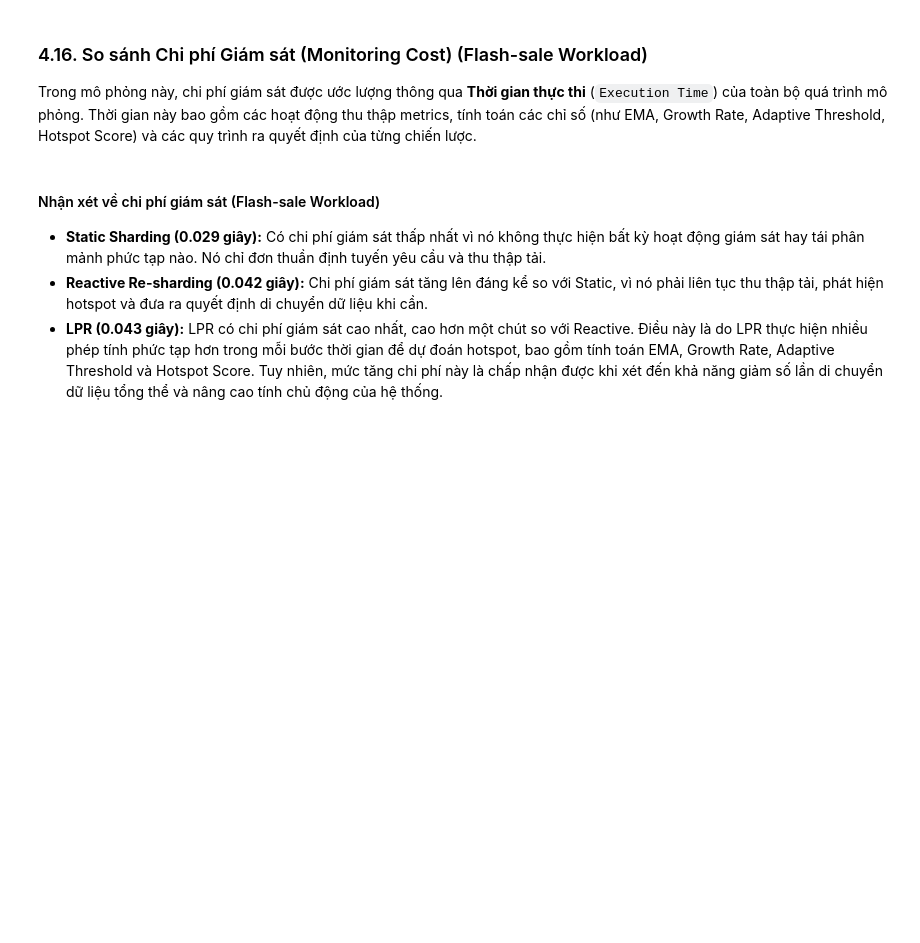
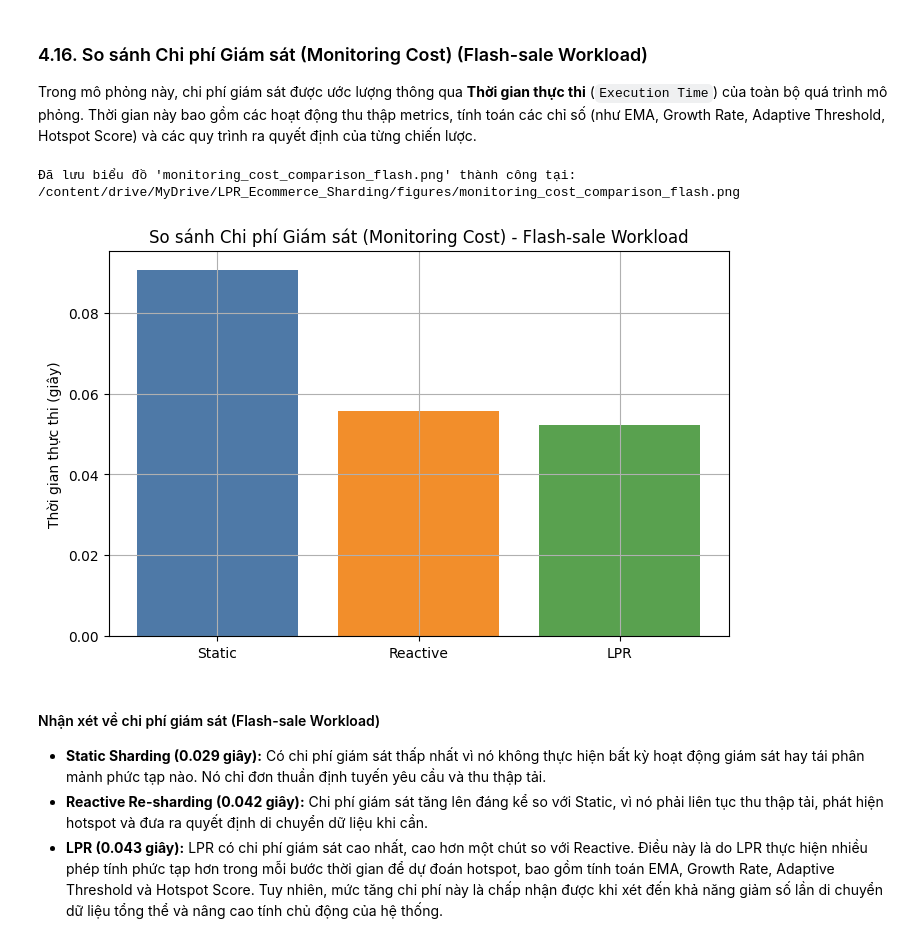
Before and after one commit to baodangerous/LPR-Ecommerce-Sharding, a Jupyter notebook: Proactive_ReSharding.ipynb, the cells around one changed output. Saved outputs shown, nothing was run; the diff lists cells and outputs as text; code cells hidden in the pictures; blank space fills up the shorter version.

```diff
--- a/Proactive_ReSharding.ipynb
+++ b/Proactive_ReSharding.ipynb
@@ -3072,6 +3184,30 @@ plt.show()
 # %% [markdown]
 ### 4.14. Bảng tóm tắt kết quả thực nghiệm với Flash-sale Workload
 # %%
+latency_scores = [
+    static_result["execution_time"],
+    reactive_result["execution_time"],
+    lpr_result["execution_time"]
+]
+
+throughput_scores = [
+    static_result["total_throughput"],
+    reactive_result["total_throughput"],
+    lpr_result["total_throughput"]
+]
+
+imbalance_scores = [
+    static_result["final_imbalance"],
+    reactive_result["final_imbalance"],
+    lpr_result["final_imbalance"]
+]
+
+migration_counts = [
+    static_result["total_migrations"],
+    reactive_result["total_migrations"],
+    lpr_result["total_migrations"]
+]
+
 results_summary_flash = pd.DataFrame({
     'Strategy': strategies,
     'Latency (s)': latency_scores,
@@ -3117,20 +3269,23 @@ Trong mô phỏng này, chi phí giám sát được ước lượng thông qua
 # %%
 plt.figure(figsize=(8,5))
 
 plt.bar(
     strategies,
     latency_scores, # latency_scores ở đây chính là execution_time
-    color=['yellow', 'red', 'lightgreen'] # Đổi màu các cột để phân biệt rõ hơn
+    color=["#4E79A7", "#F28E2B", "#59A14F"]
 )
 
 plt.title("So sánh Chi phí Giám sát (Monitoring Cost) - Flash-sale Workload")
 plt.ylabel("Thời gian thực thi (giây)")
 
 plt.grid(True)
 
 # Lưu biểu đồ trước khi hiển thị
 save_plot(plt.gcf(), 'monitoring_cost_comparison_flash.png')
 plt.show()
+# %% [output]
+Đã lưu biểu đồ 'monitoring_cost_comparison_flash.png' thành công tại: /content/drive/MyDrive/LPR_Ecommerce_Sharding/figures/monitoring_cost_comparison_flash.png
+[figure, added]
 # %% [markdown]
 #### Nhận xét về chi phí giám sát (Flash-sale Workload)
 
```
Also changed, not shown: parts of 52 cells of this notebook.
